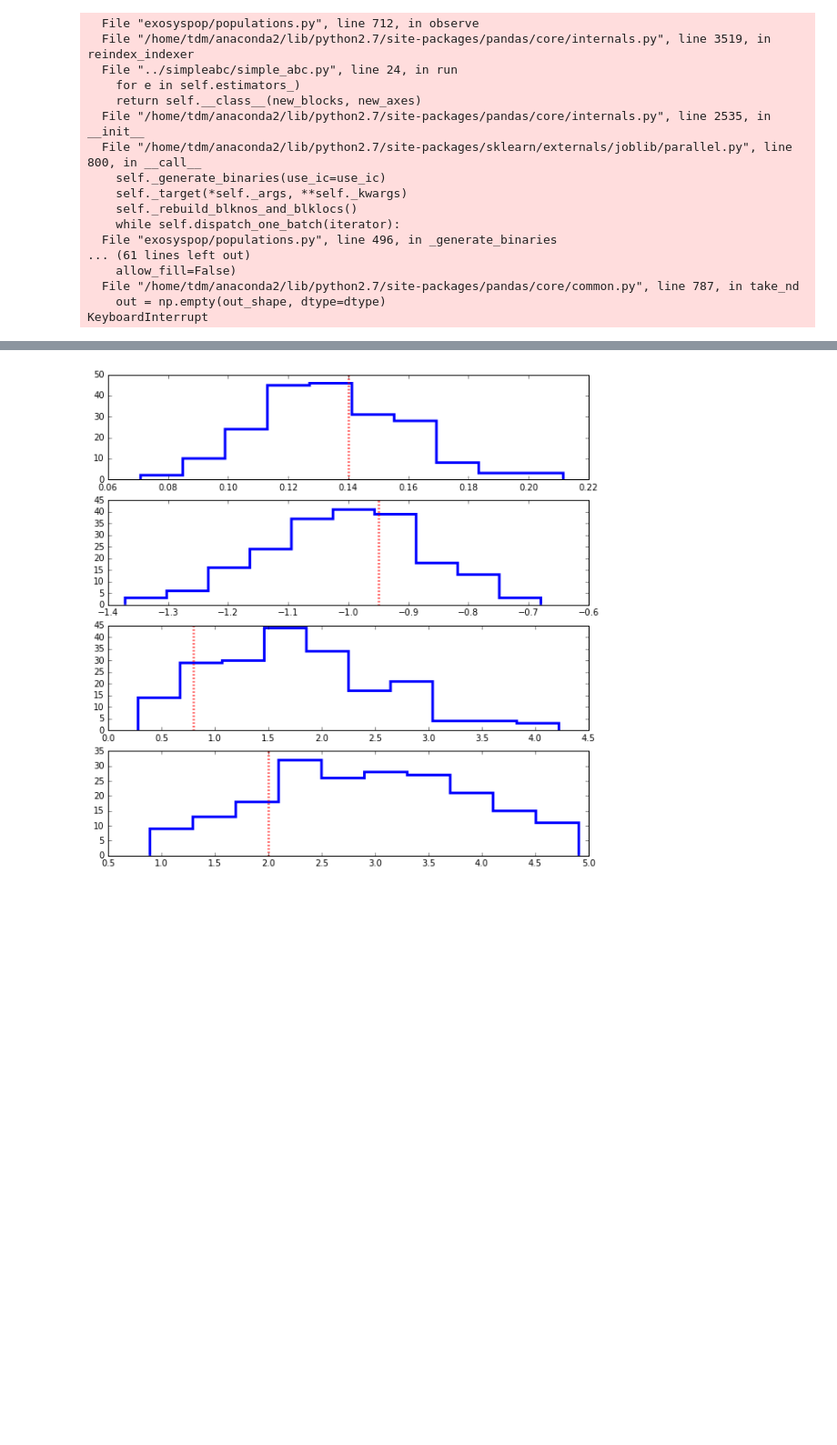
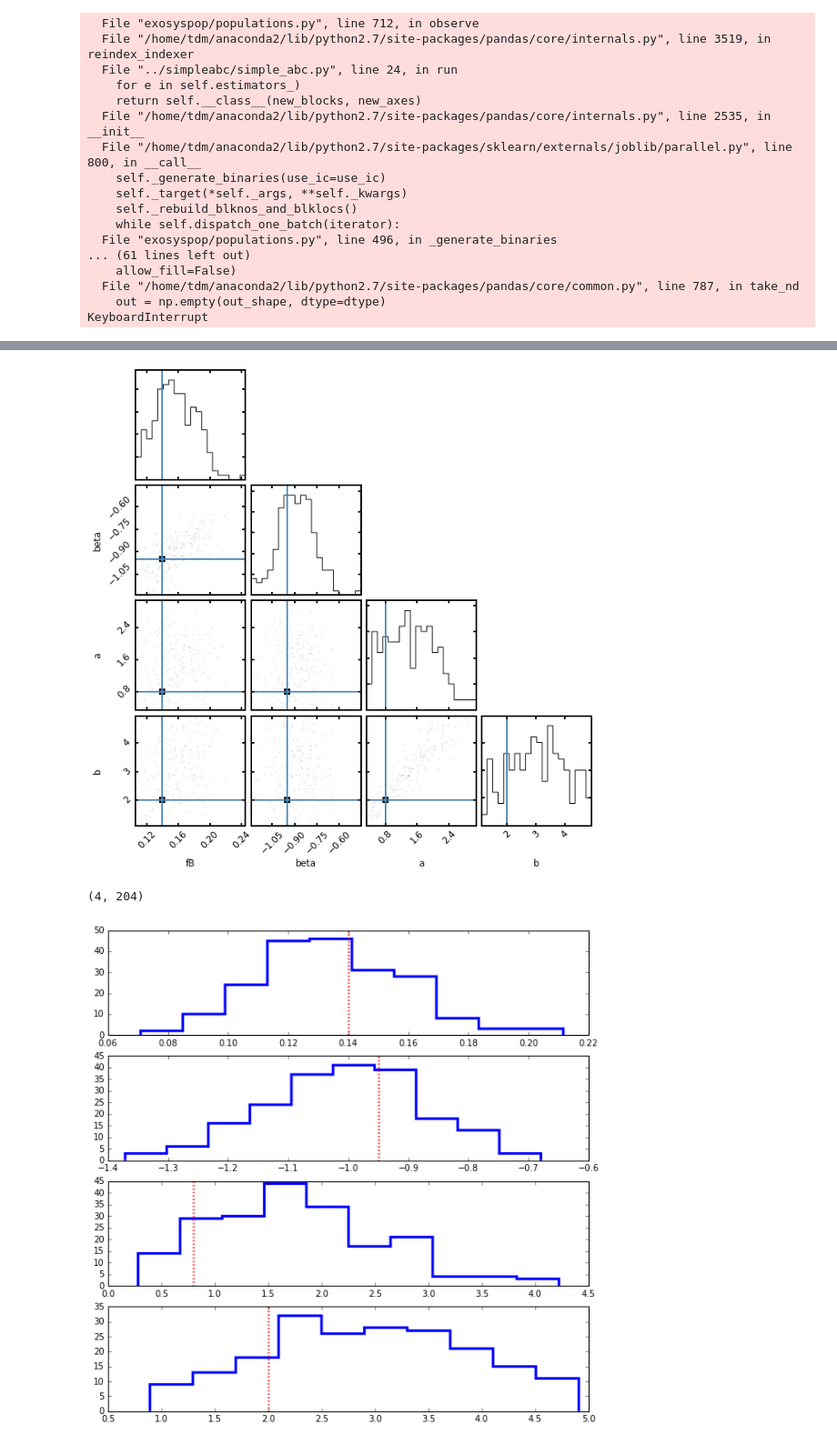
Before and after one commit to timothydmorton/exosyspop, a Jupyter notebook: abc-test-3.ipynb, the cells around one changed output, grey strips where cells are left out. Shown: that part at 91% size. Saved outputs shown, nothing was run; the diff lists cells and outputs as text; code cells hidden in the pictures; blank space fills up the shorter version.

```diff
--- a/abc-test-3.ipynb
+++ b/abc-test-3.ipynb
@@ -266 +265,6 @@ for i in range(pmc_posterior.shape[0]):
 ... (8 outputs left out)
+# %%
+import corner
+corner.corner(pmc_posterior[-1][0].T, plot_contours=False, plot_density=False,
+              labels=['fB', 'beta', 'a', 'b'], truths=theta_0, alpha=1);
+# %% [output]
@@ -267,3 +275,8 @@ for i in range(pmc_posterior.shape[0]):
+[figure, added]
+# %%
+post.shape
+# %% [output]
+(4, 204)
 # %%
 fig, axes = plt.subplots(4, 1, figsize=(10,10))
 
```
Also changed, not shown: parts of 4 cells of this notebook, 1 other file.
